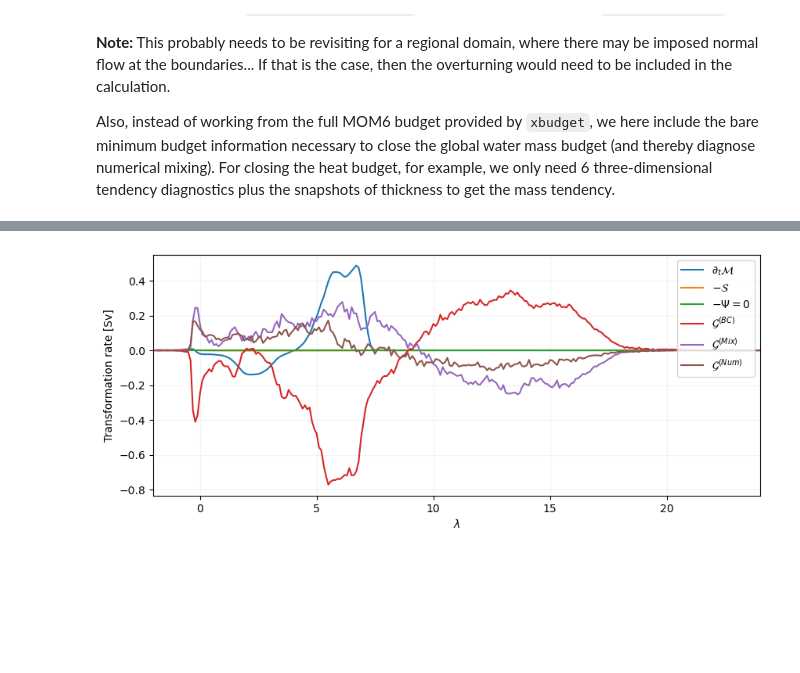
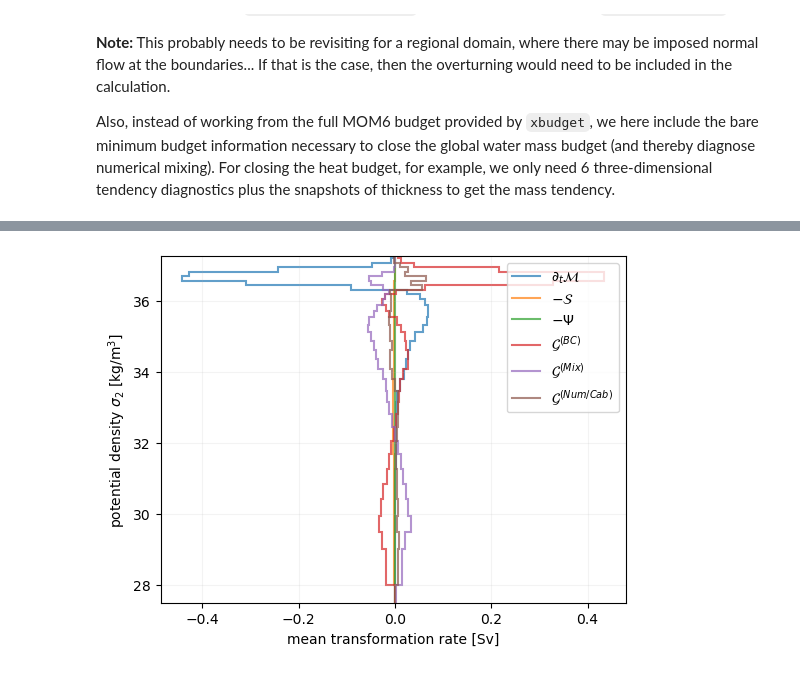
Before and after one commit to hdrake/xwmb, a Jupyter notebook: examples/Baltic_example.ipynb, the cells around one changed output, grey strips where cells are left out. Saved outputs shown, nothing was run; the diff lists cells and outputs as text; code cells hidden in the pictures; blank space fills up the shorter version.

```diff
--- a/examples/Baltic_example.ipynb
+++ b/examples/Baltic_example.ipynb
@@ -119,8 +25,8 @@ grid = Grid(ds, coords=coords, metrics=metrics, boundary={"X":"periodic", "Y":"p
 ### Collecting high-level budget terms
 # %%
 import xbudget
-budgets_dict = xbudget.load_preset_budget(model="MOM6")
-xbudget.collect_budgets(ds, budgets_dict)
+budgets_dict = xbudget.load_preset_budget(model="MOM6_3Donly")
+xbudget.collect_budgets(grid._ds, budgets_dict)
 # %% [markdown]
 ### Specifying the horizontal boundaries of our water mass
 # %%
@@ -229,5 +115,7 @@ budgets_dict_minimal
 # %%
-xbudget.collect_budgets(ds, budgets_dict_minimal)
+grid = load_baltic("rho2", "daily")
+budgets_dict_minimal = xbudget.load_yaml("MOM6_num_mixing.yaml")
+xbudget.collect_budgets(grid._ds, budgets_dict_minimal)
 
 wmb_min = xwmb.WaterMassBudget(
     grid,
@@ -238,6 +126,12 @@ wmb_min = xwmb.WaterMassBudget(
 
 with warnings.catch_warnings():
     warnings.simplefilter(action='ignore', category=FutureWarning)
-    wmb_min.mass_budget("heat")
+    wmb_min.mass_budget(lam)
     wmb_min.wmt.load()
     wmt_min = wmb_min.wmt
+# %%
+toSv = 1.e-6/wmb_min.rho_ref
+pc = xwmb.hovmoller(wmt_min*toSv, "diffusion", cmap="RdBu_r", units="Sv", robust=True)
+plt.ylim(37.5, 27.25);
+plt.ylabel(r"potential density $\sigma_{2}$ [kg/m$^{3}$]");
+plt.title("parameterized diapycnal diffusion");
@@ -244,29 +140,19 @@ with warnings.catch_warnings():
 # %%
-toSv = 1.e-6/wmb.rho_ref
+plt.figure(figsize=(6,4.5))
 
-plt.figure(figsize=(10, 4))
-xlims = [-2, 24]
-plt.subplot()
+kwargs = {"units":"Sv", "alpha":0.7, "lw":1.5}
 
-boundary_fluxes = [
-    'surface_exchange_flux',
-    'surface_ocean_flux_advective_negative_lhs',
-    'bottom_flux',
-    'frazil_ice'
-]
+wmt_min_mean = wmt_min.mean('time')*toSv
+xwmb.stairs( wmt_min_mean, 'mass_tendency',             label=r"$\partial_{t} \mathcal{M}$",**kwargs)
+xwmb.stairs(-wmt_min_mean, 'mass_source',               label=r"$-\mathcal{S}$",            **kwargs)
+xwmb.stairs(-wmt_min_mean, 'overturning',               label=r"$-\Psi$",                   **kwargs)
+xwmb.stairs( wmt_min_mean, 'boundary_fluxes',           label=r"$\mathcal{G}^{(BC)}$",      **kwargs)
+xwmb.stairs( wmt_min_mean, 'diffusion',                 label=r"$\mathcal{G}^{(Mix)}$",     **kwargs)
+xwmb.stairs( wmt_min_mean, 'spurious_numerical_mixing', label=r"$\mathcal{G}^{(Num/Cab)}$", **kwargs)
 
-wmt_min['boundary_fluxes'] = sum([wmt_min[term] for term in boundary_fluxes if term in wmt_min])
-
-(wmt_min['mass_tendency']*toSv).mean('time').plot(label=r"$\partial_{t} \mathcal{M}$")
-(-wmt_min['mass_source']*toSv).mean('time').plot(label=r"$-\mathcal{S}$")
-(-wmt_min['overturning']*toSv).mean('time').plot(label=r"$-\Psi = 0$")
-(wmt_min['boundary_fluxes']*toSv).mean('time').plot(label=r"$\mathcal{G}^{(BC)}$")
-(wmt_min['diffusion']*toSv).mean('time').plot(label=r"$\mathcal{G}^{(Mix)}$")
-(wmt_min['spurious_numerical_mixing']*toSv).mean('time').plot(label=r"$\mathcal{G}^{(Num)}$")
 plt.legend(loc="upper right")
 plt.grid(True, alpha=0.15)
-plt.ylabel("Transformation rate [Sv]")
-plt.xlabel(r"$\lambda$");
-plt.xlim(xlims);
+plt.ylabel(r"potential density $\sigma_{2}$ [kg/m$^{3}$]");
+plt.ylim(27.5, 37.25);
 # %% [output]
-[figure, old version]
+[figure, new version]
```
Also changed, not shown: parts of 10 cells of this notebook, 5 other files.
